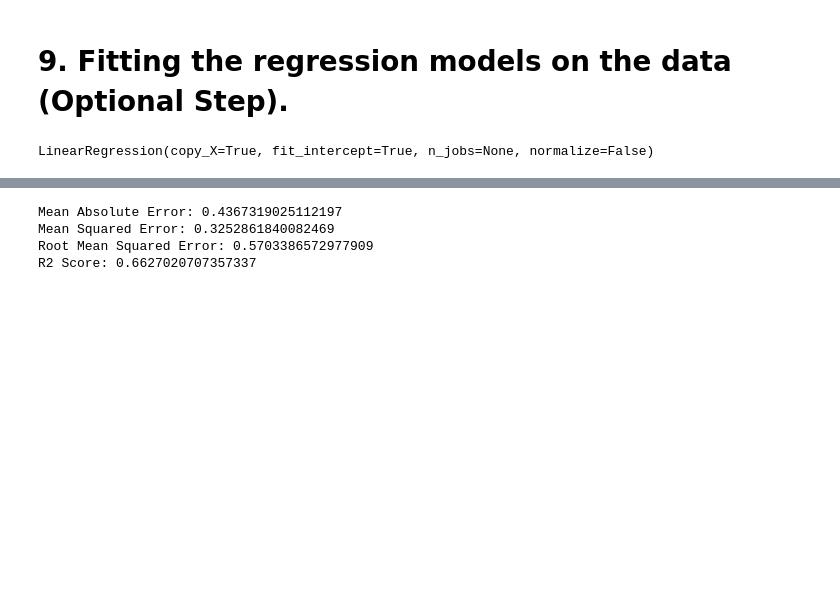
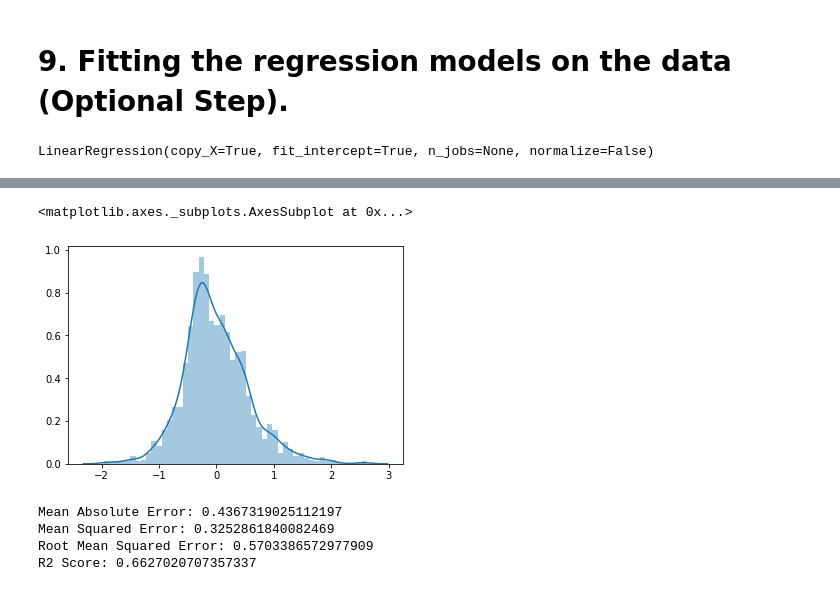
Before and after one commit to pranavjain594/InternshipProject, a Jupyter notebook: ProjectCode.ipynb, the cells around one changed output, grey strips where cells are left out. Drawn from its saved outputs; the diff is of its cells as text; code cells hidden in the pictures; blank space fills up the shorter version.

```diff
--- a/ProjectCode.ipynb
+++ b/ProjectCode.ipynb
@@ -391,3 +395,8 @@ y_pred = regressor.predict(X_test)
+# %%
+sns.distplot((y_test-y_pred),bins=50)
+# %% [output]
+<matplotlib.axes._subplots.AxesSubplot at 0x...>
+[figure, added]
 # %%
 from sklearn import metrics
 print('Mean Absolute Error:', metrics.mean_absolute_error(y_test, y_pred))
```
Also changed, not shown: parts of 7 cells of this notebook.
